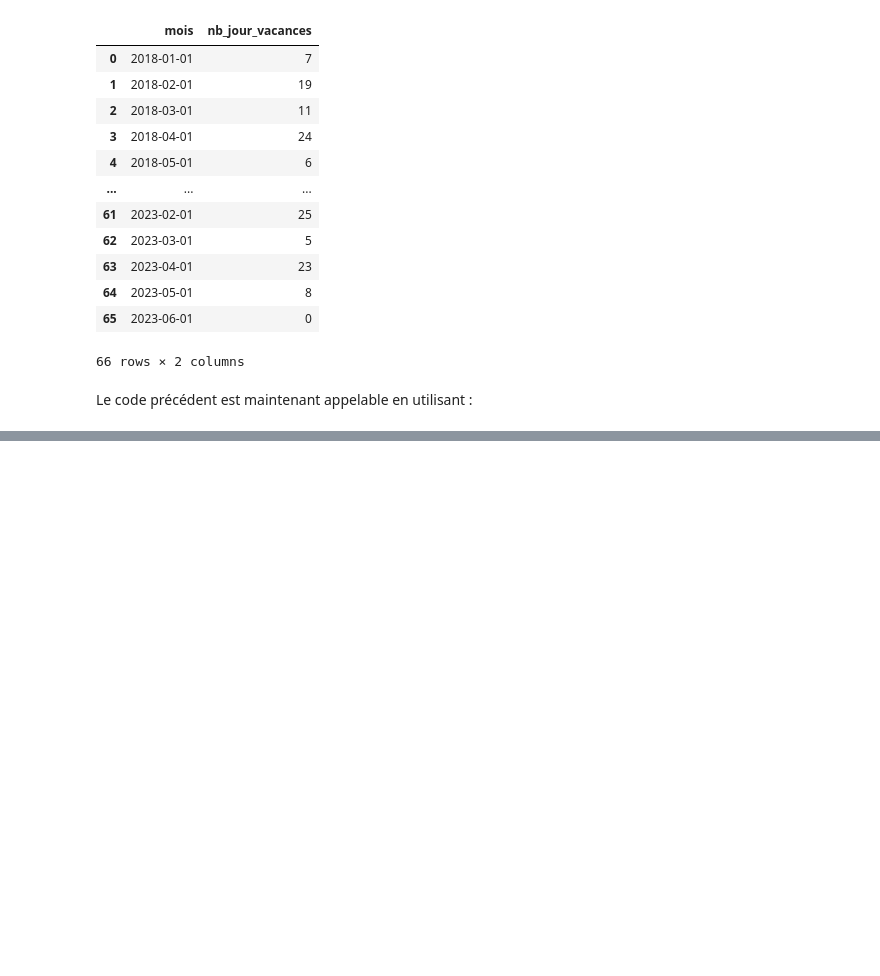
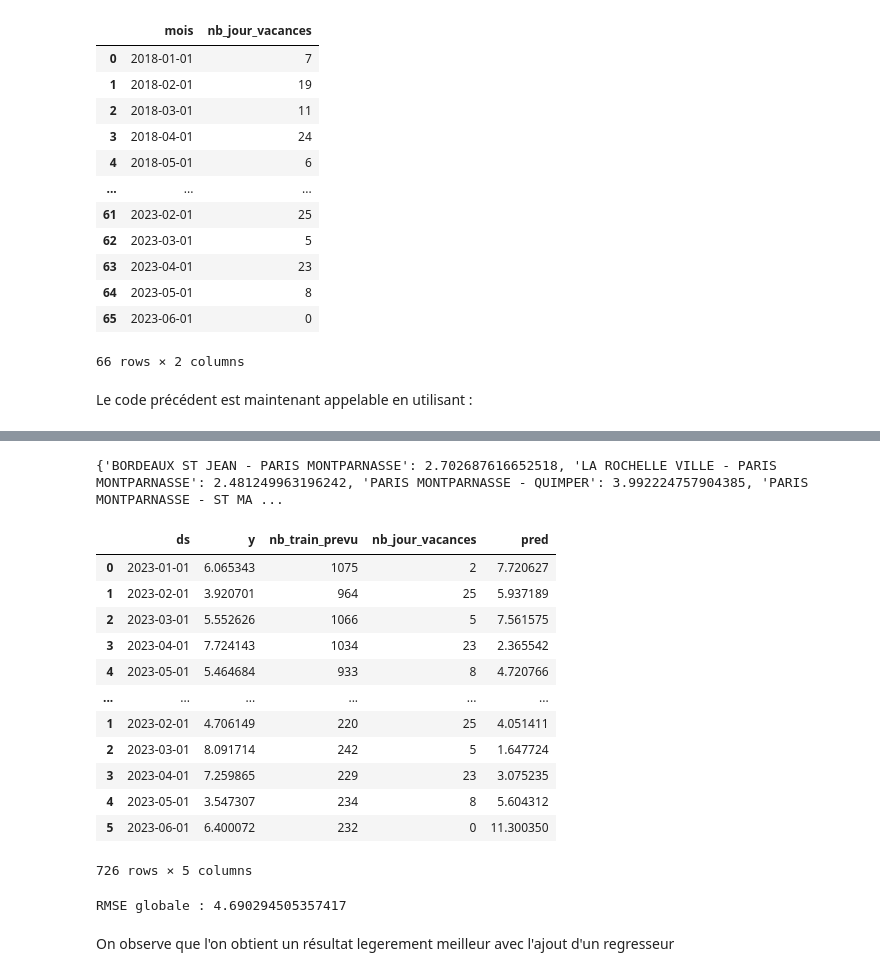
Before and after one commit to MatteoGentili/Apprentissage_Automatique_Project, a Jupyter notebook: Python_files/time_series.ipynb, the cells around one changed output, grey strips where cells are left out. Drawn from its saved outputs; the diff is of its cells as text; code cells hidden in the pictures; blank space fills up the shorter version.

Commit message:
added regressors

```diff
--- a/Python_files/time_series.ipynb
+++ b/Python_files/time_series.ipynb
@@ -459,0 +485,66 @@ holidays
+# %%
+def GetForecast(df, trajet):
+    with warnings.catch_warnings():
+        # Filtrer le DataFrame pour le 'trajet' spécifié et sélectionner les colonnes pertinentes
+        df_trajet = df[df["trajet"] == trajet][["date", "retard_moyen_tous_trains_arrivee", "nb_train_prevu", "nb_jour_vacances"]]
+        df_trajet = df_trajet.rename(columns={"date": "ds", "retard_moyen_tous_trains_arrivee": "y"})
+
+        # Convertir la colonne 'ds' en datetime
+        df_trajet['ds'] = pd.to_datetime(df_trajet['ds'])
+
+        # Diviser le jeu de données en ensembles d'entraînement et de test
+        train = df_trajet[df_trajet["ds"] <= "2022-12"]
+        test = df_trajet[df_trajet["ds"] >= "2023-01"].reset_index(drop=True)
+
+        # Initialiser et entraîner le modèle Prophet
+        model = Prophet()
+        model.add_regressor('nb_train_prevu', mode="multiplicative")#le regressor en multiplicatif impact plus la prédiction et délivre de meilleurs résultats
+        model.add_regressor('nb_jour_vacances', mode="multiplicative")
+        model.fit(train)
+
+        # Effectuer des prédictions pour l'ensemble de test
+        test = test.assign(pred=model.predict(test[['ds', "nb_train_prevu", "nb_jour_vacances"]])['yhat'])
+
+        # Calculer le RMSE
+        mse = np.mean((test["y"] - test["pred"])**2)
+        rmse = math.sqrt(mse)
+
+    return test, rmse
+# %%
+#Retrait des commentaires d'execution de prophet
+logging.getLogger('Prophet').setLevel(logging.WARNING)
+logging.getLogger('cmdstanpy').setLevel(logging.ERROR)
+
+global_test = pd.DataFrame()
+rmses = {}
+for trajet in df_pred_retard["trajet"].unique() :
+    test, rmse = GetForecast(df_pred_retard, trajet)
+    global_test = pd.concat([global_test, test], axis=0)
+    rmses[trajet] = rmse
+
+print(rmses)
+global_test
+# %% [output]
+{'BORDEAUX ST JEAN - PARIS MONTPARNASSE': 2.702687616652518, 'LA ROCHELLE VILLE - PARIS MONTPARNASSE': 2.481249963196242, 'PARIS MONTPARNASSE - QUIMPER': 3.992224757904385, 'PARIS MONTPARNASSE - ST MA ...
+|  | ds | y | nb_train_prevu | nb_jour_vacances | pred |
+| 0 | 2023-01-01 | 6.065343 | 1075 | 2 | 7.720627 |
+| 1 | 2023-02-01 | 3.920701 | 964 | 25 | 5.937189 |
+| 2 | 2023-03-01 | 5.552626 | 1066 | 5 | 7.561575 |
+| 3 | 2023-04-01 | 7.724143 | 1034 | 23 | 2.365542 |
+| 4 | 2023-05-01 | 5.464684 | 933 | 8 | 4.720766 |
+| ... | ... | ... | ... | ... | ... |
+| 1 | 2023-02-01 | 4.706149 | 220 | 25 | 4.051411 |
+| 2 | 2023-03-01 | 8.091714 | 242 | 5 | 1.647724 |
+| 3 | 2023-04-01 | 7.259865 | 229 | 23 | 3.075235 |
+| 4 | 2023-05-01 | 3.547307 | 234 | 8 | 5.604312 |
+| 5 | 2023-06-01 | 6.400072 | 232 | 0 | 11.300350 |
+726 rows × 5 columns
+# %%
+global_mse = np.mean((global_test["y"] - global_test["pred"])**2)
+global_rmse = math.sqrt(global_mse)
+
+print("RMSE globale :", global_rmse)
+# %% [output]
+RMSE globale : 4.690294505357417
+# %% [markdown]
+On observe que l'on obtient un résultat legerement meilleur avec l'ajout d'un regresseur
```
Also changed, not shown: parts of 12 cells of this notebook.
